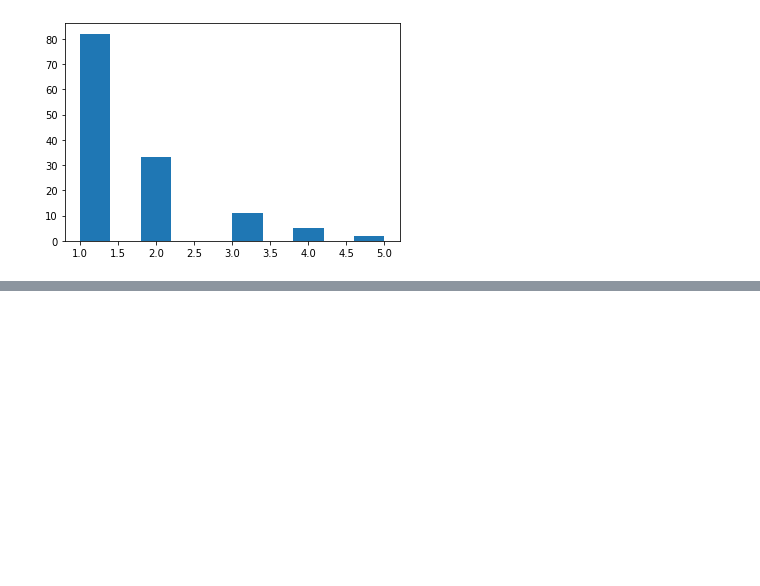
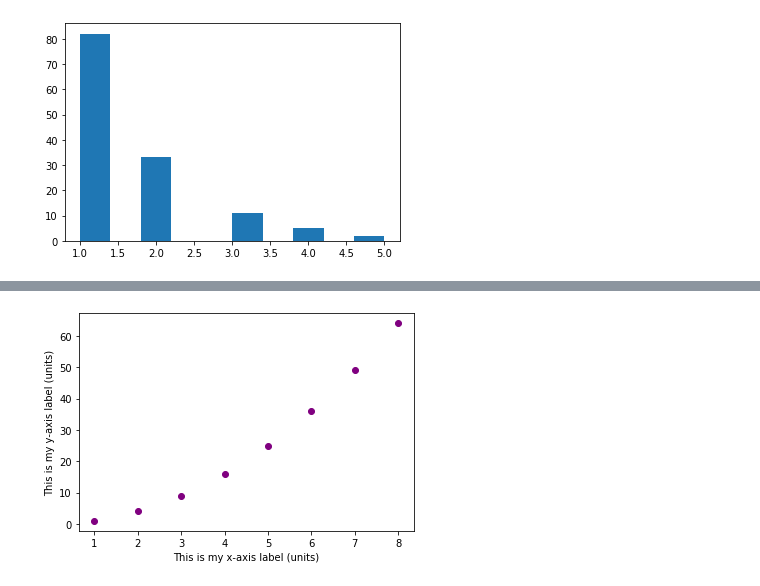
Before and after one commit to magicicada/cs1px, a Jupyter notebook: cycle_4_data_structure_and_plotting/cycle_4_lecture_notes.ipynb, the cells around one changed output, grey strips where cells are left out. Saved outputs shown, nothing was run; the diff lists cells and outputs as text; code cells hidden in the pictures; blank space fills up the shorter version.

```diff
--- a/cycle_4_data_structure_and_plotting/cycle_4_lecture_notes.ipynb
+++ b/cycle_4_data_structure_and_plotting/cycle_4_lecture_notes.ipynb
@@ -183,0 +215,7 @@ Homework:
+# %%
+plt.scatter(xVals, yVals, color = 'purple')
+plt.xlabel('This is my x-axis label (units)')
+plt.ylabel('This is my y-axis label (units)')
+plt.show()
+# %% [output]
+[figure, added]
```
Also changed, not shown: parts of 12 cells of this notebook.
